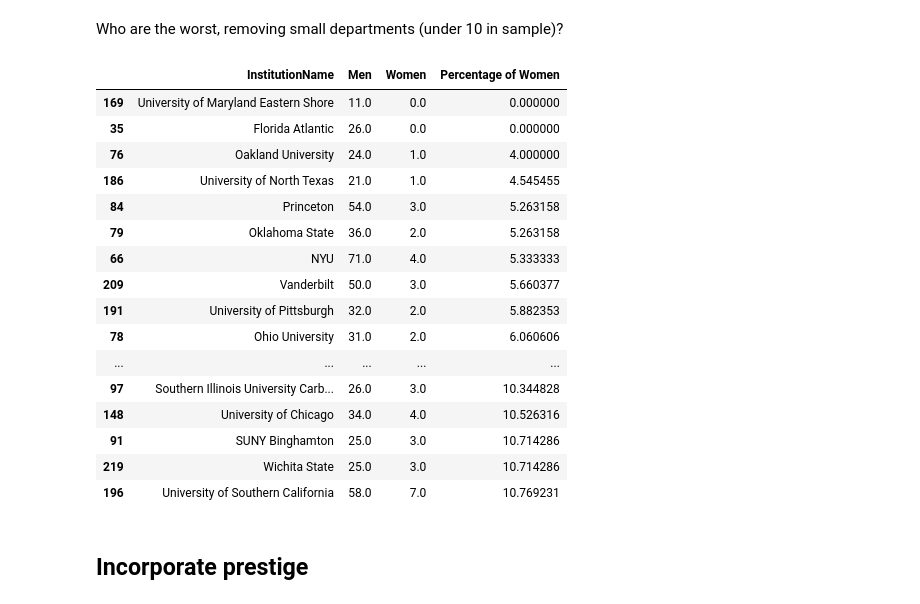
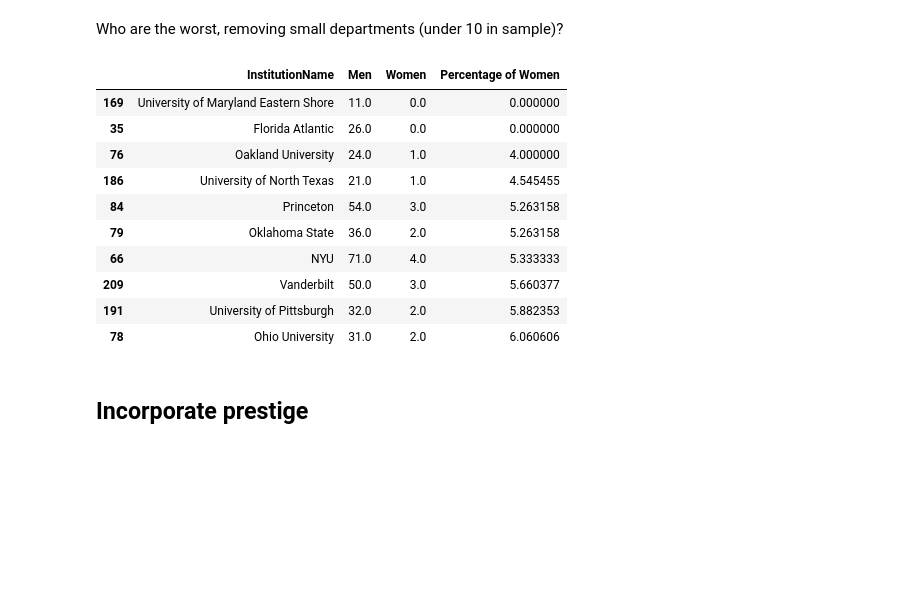
Before and after one commit to DAAAAMNSocialJustice/metamath, a Jupyter notebook: AMM/analysis_clean.ipynb, the cells around one changed output. Drawn from its saved outputs; the diff is of its cells as text; code cells hidden in the pictures; blank space fills up the shorter version.

```diff
--- a/AMM/analysis_clean.ipynb
+++ b/AMM/analysis_clean.ipynb
@@ -44,14 +38,9 @@ Text(0, 0.5, 'Fraction of Women')
 # %%
-df_edgesog = pd.read_csv('data/edge-lists.csv')
-df_math_edges = df_edgesog[df_edgesog['TaxonomyValue'] == 'Mathematics'].copy()
-df_math_stats_or_edges = df_edgesog[(df_edgesog['TaxonomyValue'] == 'Mathematics') |(df_edgesog['TaxonomyValue'] == 'Statistics') | (df_edgesog['TaxonomyValue'] == 'Operations Reseach')].copy()
-df_stats_edges = df_edgesog[df_edgesog['TaxonomyValue'] == 'Statistics'].copy()
-df_or_edges = df_edgesog[df_edgesog['TaxonomyValue'] == 'Operations Research'].copy()
-
-
-#Actually I don't know why we are doing this
-#for df in [df_math_edges,df_math_stats_or_edges,df_stats_edges,df_or_edges]:
-#   df['Percentage of Women'] = df['Women']/(df['Men'] + df['Women'])*100
+df_edges = pd.read_csv('data/edge-lists.csv')
+df_math_edges = df_edges[df_edges['TaxonomyValue'] == 'Mathematics'].copy()
+df_math_stats_or_edges = df_edges[(df_edges['TaxonomyValue'] == 'Mathematics') |(df_edges['TaxonomyValue'] == 'Statistics') | (df_edges['TaxonomyValue'] == 'Operations Reseach')].copy()
+df_stats_edges = df_edges[df_edges['TaxonomyValue'] == 'Statistics'].copy()
+df_or_edges = df_edges[df_edges['TaxonomyValue'] == 'Operations Research'].copy()
 # %% [markdown]
 Some descriptive statistics for the fields
 # %%
@@ -126,24 +101,18 @@ df_data_by_institution_math.sort_values(by='Percentage of Women', ascending=Fals
 # %% [markdown]
 Who are the worst, removing small departments (under 10 in sample)?
 # %%
-df_data_by_institution_math[df_data_by_institution_math['Men']+df_data_by_institution_math['Women']>10].sort_values(by='Percentage of Women', ascending=True).head(40)
+df_data_by_institution_math[df_data_by_institution_math['Men']+df_data_by_institution_math['Women']>10].sort_values(by='Percentage of Women', ascending=True).head(10)
 # %% [output]
 |  | InstitutionName | Men | Women | Percentage of Women |
 | 169 | University of Maryland Eastern Shore | 11.0 | 0.0 | 0.000000 |
 | 35 | Florida Atlantic | 26.0 | 0.0 | 0.000000 |
 | 76 | Oakland University | 24.0 | 1.0 | 4.000000 |
 | 186 | University of North Texas | 21.0 | 1.0 | 4.545455 |
 | 84 | Princeton | 54.0 | 3.0 | 5.263158 |
 | 79 | Oklahoma State | 36.0 | 2.0 | 5.263158 |
 | 66 | NYU | 71.0 | 4.0 | 5.333333 |
 | 209 | Vanderbilt | 50.0 | 3.0 | 5.660377 |
 | 191 | University of Pittsburgh | 32.0 | 2.0 | 5.882353 |
 | 78 | Ohio University | 31.0 | 2.0 | 6.060606 |
-| ... | ... | ... | ... | ... |
-| 97 | Southern Illinois University Carb... | 26.0 | 3.0 | 10.344828 |
-| 148 | University of Chicago | 34.0 | 4.0 | 10.526316 |
-| 91 | SUNY Binghamton | 25.0 | 3.0 | 10.714286 |
-| 219 | Wichita State | 25.0 | 3.0 | 10.714286 |
-| 196 | University of Southern California | 58.0 | 7.0 | 10.769231 |
 # %% [markdown]
 ## Incorporate prestige
```
Also changed, not shown: parts of 54 cells of this notebook.
